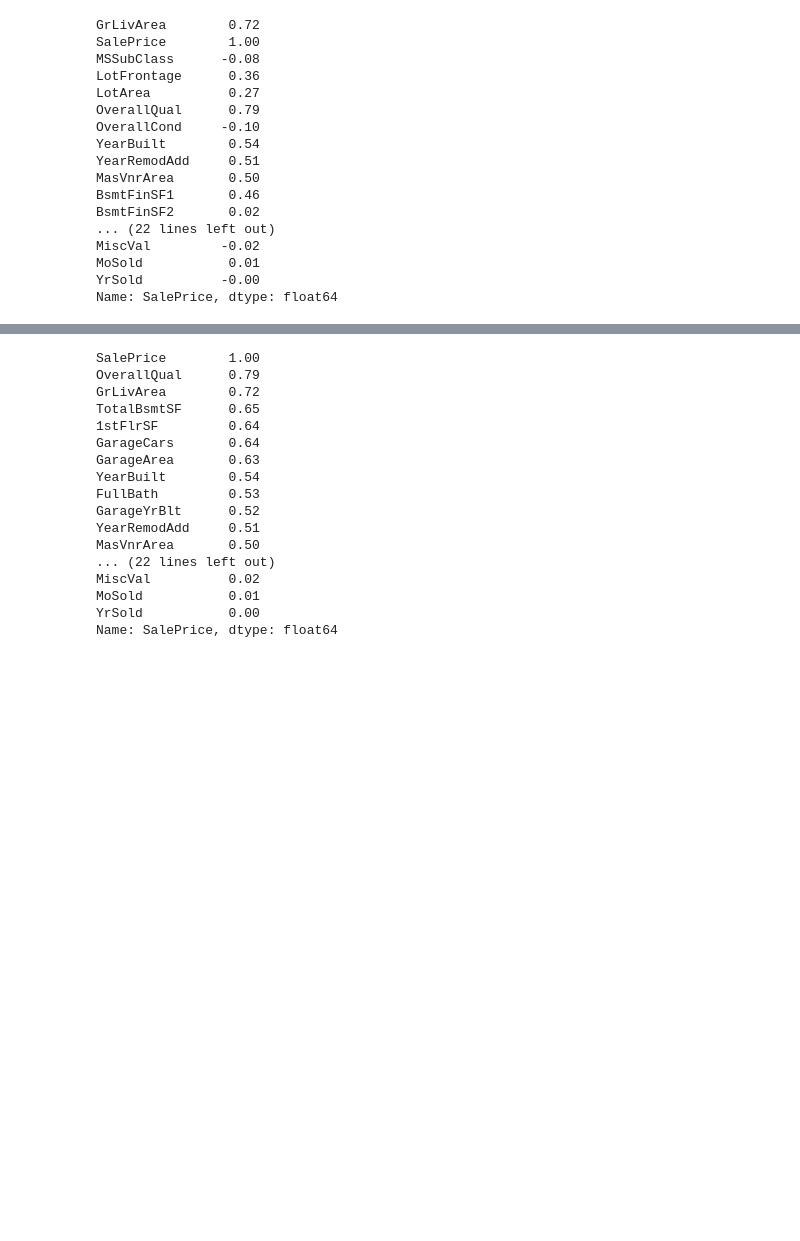
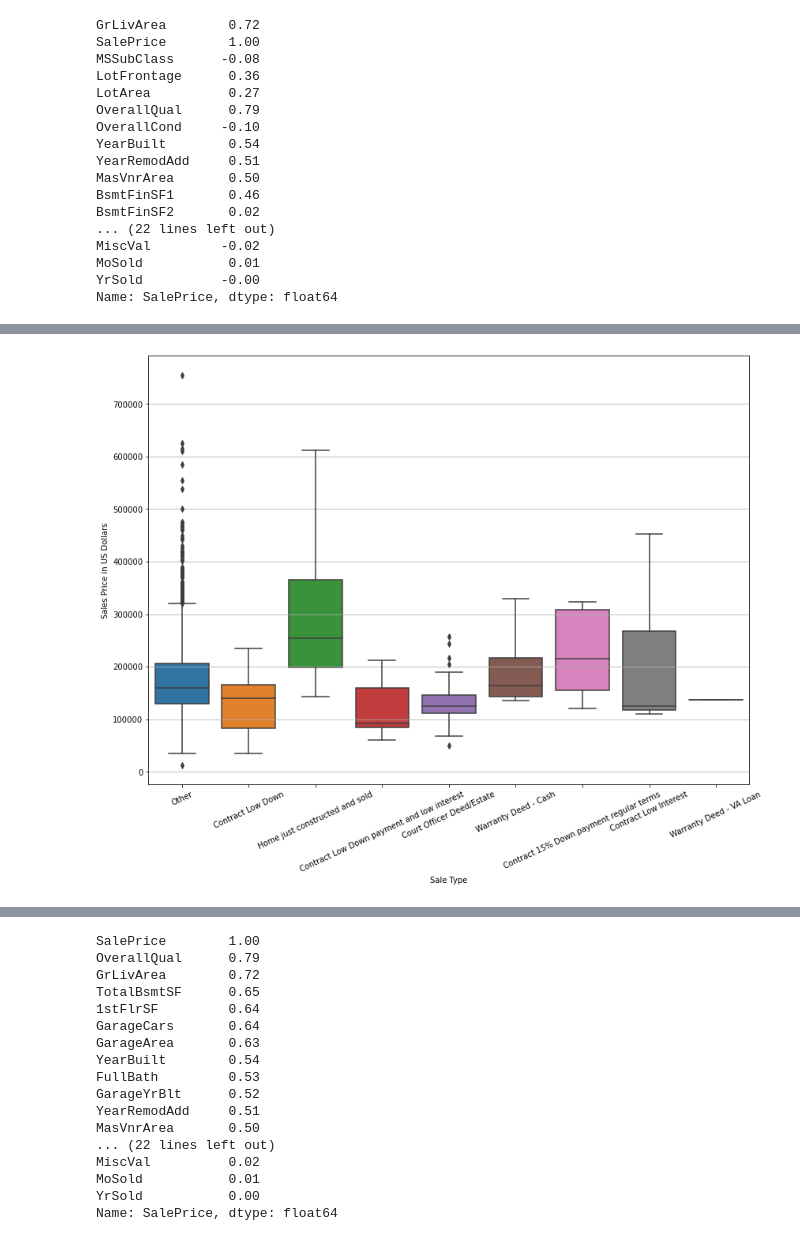
Before and after one commit to amandamanfredo1/Machine_Learning_Ames_Housing_Kaggle, a Jupyter notebook: Chance/Project 3 - Chance.ipynb, the cells around one changed output, grey strips where cells are left out. Saved outputs shown, nothing was run; the diff lists cells and outputs as text; code cells hidden in the pictures; blank space fills up the shorter version.

```diff
--- a/Chance/Project 3 - Chance.ipynb
+++ b/Chance/Project 3 - Chance.ipynb
@@ -82,0 +186,23 @@ Name: SalePrice, dtype: float64
+# %%
+Sale_Type_Price.SaleType=Sale_Type_Price.SaleType.apply(lambda x:
+                                         'Warranty Deed - Conventional' if x=='WD'
+                                         else 'Warranty Deed - Cash' if x=='CWD'
+                                         else 'Warranty Deed - VA Loan' if x=='VWD'
+                                         else 'Home just constructed and sold' if x=='New'
+                                         else 'Court Officer Deed/Estate' if x=='COD'
+                                         else 'Contract 15% Down payment regular terms' if x=='Con'
+                                         else 'Contract Low Down payment and low interest' if x=='ConLw'
+                                         else 'Contract Low Interest' if x=='ConLI'
+                                         else 'Contract Low Down' if x=='ConLD'
+                                         else 'Other')
+# %%
+fig = plt.figure(figsize=(30, 10))
+ax1 = plt.subplot(gs[0, 0])
+g = sns.boxplot(y=Sale_Type_Price.SalePrice, x=Sale_Type_Price.SaleType, data=Sale_Type_Price, ax=ax1)
+ylim = ax1.get_ylim()
+plt.grid(axis='y')
+g.set_xticklabels(g.get_xticklabels(),rotation = 25)
+g.set(xlabel='Sale Type', ylabel='Sales Price in US Dollars')
+plt.show()
+# %% [output]
+[figure, added]
```
Also changed, not shown: parts of 56 cells of this notebook.
